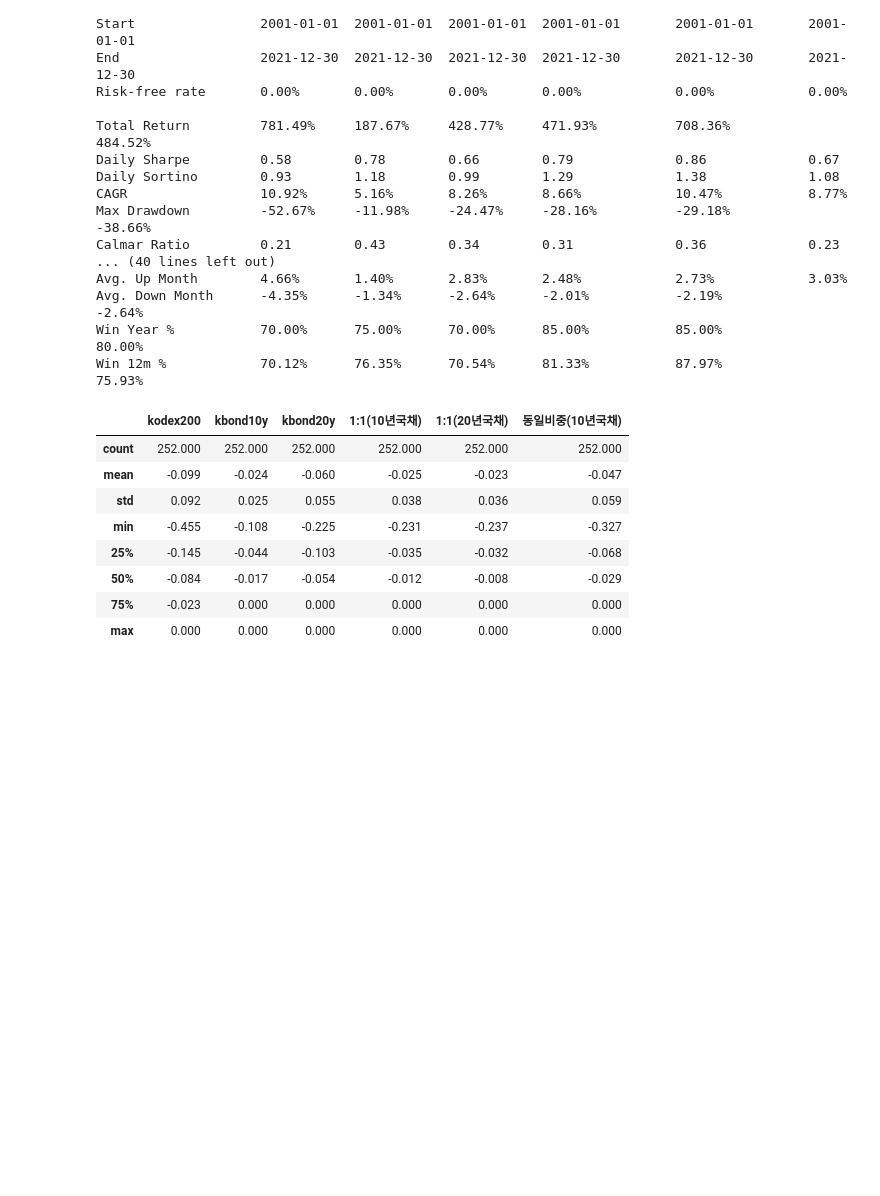
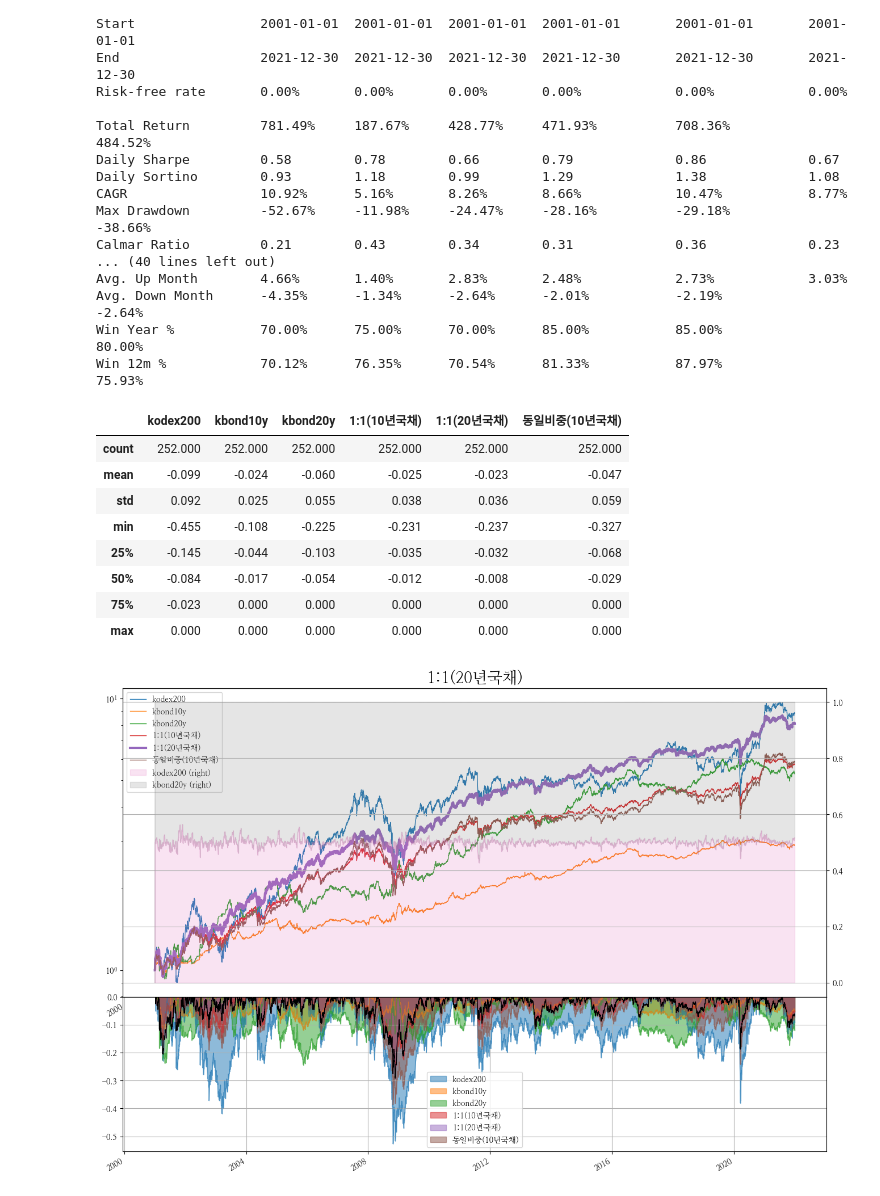
Before and after one commit to hermian/startetf, a Jupyter notebook: 2.11_주식_채권_혼합.ipynb, the cells around one changed output. Saved outputs shown, nothing was run; the diff lists cells and outputs as text; code cells hidden in the pictures; blank space fills up the shorter version.

```diff
--- a/2.11_주식_채권_혼합.ipynb
+++ b/2.11_주식_채권_혼합.ipynb
@@ -286,3 +286,7 @@ r_all.prices.resample('M').last().to_drawdown_series().describe()
 | 50% | -0.084 | -0.017 | -0.054 | -0.012 | -0.008 | -0.029 |
 | 75% | -0.023 | 0.000 | 0.000 | 0.000 | 0.000 | 0.000 |
 | max | 0.000 | 0.000 | 0.000 | 0.000 | 0.000 | 0.000 |
+# %%
+plot_assets(r_all, '2001', '2021', '1:1(20년국채)')
+# %% [output]
+[figure, added]
```
